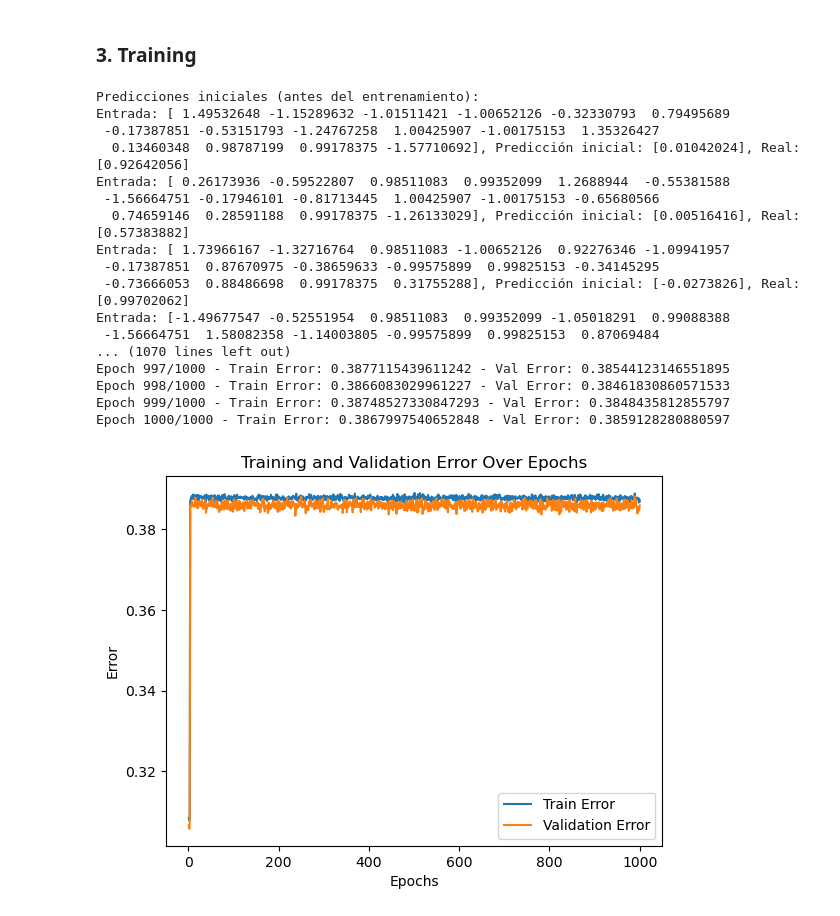
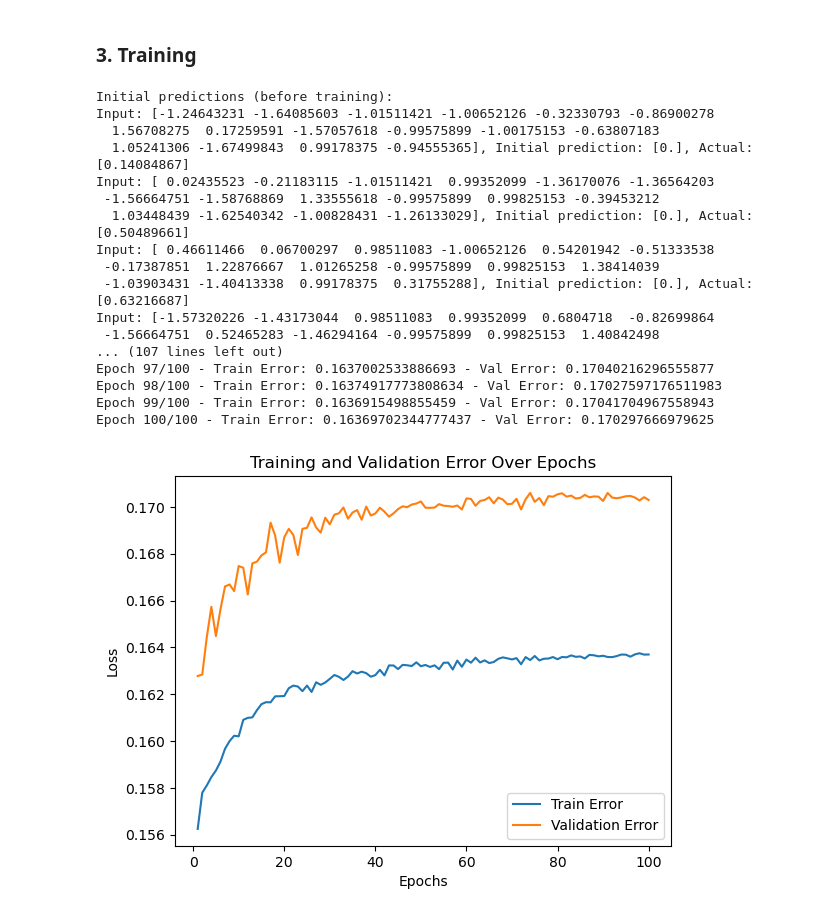
Before and after one commit to UxueGarciaRodriguez2/Prediction-of-Paris-Housing, a Jupyter notebook: BP_implementation.ipynb, the cells around one changed output. Saved outputs shown, nothing was run; the diff lists cells and outputs as text; code cells hidden in the pictures.

```diff
--- a/BP_implementation.ipynb
+++ b/BP_implementation.ipynb
@@ -30,8 +25,7 @@ y_train = df_train_y.values.reshape(-1, 1)
 y_test = df_test_y.values.reshape(-1, 1)
 
 scaler_y = MinMaxScaler()
-y = scaler_y.fit_transform(y_train.reshape(-1, 1))
+y = scaler_y.fit_transform(y_train)
 
-scaler = StandardScaler()
-X_train_scaled = scaler.fit_transform(df_train_x)
-X_test_scaled = scaler.transform(df_test_x)
+x_train = df_train_x.values
+x_test = df_test_x.values
@@ -48,51 +32,50 @@ array([[0.05795507],
 # %% [markdown]
 ### 3. Training
 # %%
-# Definir la arquitectura de la red neuronal
-layers = [X_train_scaled.shape[1], 64,32, 1]  # Ejemplo: entrada -> 2 capas ocultas -> salida
-activation = "relu"  # Activación en capas ocultas
-learning_rate = 0.01
-momentum = 0.9
-validation_split = 0.2  # 20% para validación
 
-# Inicializar la red neuronal
-nn = NeuralNet(layers, activation=activation, lr=learning_rate, momentum=momentum, validation_split=validation_split, l2=0, dropout_rate=0.1)
+layers = [x_train.shape[1], 16,8, 1]
+activation = "leaky_relu"
+learning_rate = 0.00001
+momentum = 0.2
+validation_split = 0.2
+output_activation = 'relu'
 
-# Entrenar el modelo
-epochs = 1000
-nn.fit(X_train_scaled, y, epochs=epochs)
+# Initialize
+nn = NeuralNet(layers, activation=activation, output_activation=output_activation, lr=learning_rate, momentum=momentum, validation_split=validation_split, l2=0.0001, dropout_rate=0.3)
 
-# Obtener la evolución del error
+# train
+epochs = 100
+nn.fit(x_train, y, epochs=epochs)
+
+ # loss
 losses = nn.loss_epochs()
 # %% [output]
-Predicciones iniciales (antes del entrenamiento):
-Entrada: [ 1.49532648 -1.15289632 -1.01511421 -1.00652126 -0.32330793  0.79495689
- -0.17387851 -0.53151793 -1.24767258  1.00425907 -1.00175153  1.35326427
-  0.13460348  0.98787199  0.99178375 -1.57710692], Predicción inicial: [0.01042024], Real: [0.92642056]
-Entrada: [ 0.26173936 -0.59522807  0.98511083  0.99352099  1.2688944  -0.55381588
- -1.56664751 -0.17946101 -0.81713445  1.00425907 -1.00175153 -0.65680566
-  0.74659146  0.28591188  0.99178375 -1.26133029], Predicción inicial: [0.00516416], Real: [0.57383882]
-Entrada: [ 1.73966167 -1.32716764  0.98511083 -1.00652126  0.92276346 -1.09941957
- -0.17387851  0.87670975 -0.38659633 -0.99575899  0.99825153 -0.34145295
- -0.73666053  0.88486698  0.99178375  0.31755288], Predicción inicial: [-0.0273826], Real: [0.99702062]
-Entrada: [-1.49677547 -0.52551954  0.98511083  0.99352099 -1.05018291  0.99088388
- -1.56664751  1.58082358 -1.14003805 -0.99575899  0.99825153  0.87069484
-... (1070 lines left out)
-Epoch 997/1000 - Train Error: 0.3877115439611242 - Val Error: 0.38544123146551895
-Epoch 998/1000 - Train Error: 0.3866083029961227 - Val Error: 0.38461830860571533
-Epoch 999/1000 - Train Error: 0.38748527330847293 - Val Error: 0.3848435812855797
-Epoch 1000/1000 - Train Error: 0.3867997540652848 - Val Error: 0.3859128280880597
+Initial predictions (before training):
+Input: [-1.24643231 -1.64085603 -1.01511421 -1.00652126 -0.32330793 -0.86900278
+  1.56708275  0.17259591 -1.57057618 -0.99575899 -1.00175153 -0.63807183
+  1.05241306 -1.67499843  0.99178375 -0.94555365], Initial prediction: [0.], Actual: [0.14084867]
+Input: [ 0.02435523 -0.21183115 -1.01511421  0.99352099 -1.36170076 -1.36564203
+ -1.56664751 -1.58768869  1.33555618 -0.99575899  0.99825153 -0.39453212
+  1.03448439 -1.62540342 -1.00828431 -1.26133029], Initial prediction: [0.], Actual: [0.50489661]
+Input: [ 0.46611466  0.06700297  0.98511083 -1.00652126  0.54201942 -0.51333538
+ -0.17387851  1.22876667  1.01265258 -0.99575899  0.99825153  1.38414039
+ -1.03903431 -1.40413338  0.99178375  0.31755288], Initial prediction: [0.], Actual: [0.63216687]
+Input: [-1.57320226 -1.43173044  0.98511083  0.99352099  0.6804718  -0.82699864
+ -1.56664751  0.52465283 -1.46294164 -0.99575899  0.99825153  1.40842498
+... (107 lines left out)
+Epoch 97/100 - Train Error: 0.1637002533886693 - Val Error: 0.17040216296555877
+Epoch 98/100 - Train Error: 0.16374917773808634 - Val Error: 0.17027597176511983
+Epoch 99/100 - Train Error: 0.1636915498855459 - Val Error: 0.17041704967558943
+Epoch 100/100 - Train Error: 0.16369702344777437 - Val Error: 0.170297666979625
 # %%
-# Graficar la evolución de los errores
-import matplotlib.pyplot as plt
 plt.plot(range(1, epochs + 1), losses[:, 0], label="Train Error")
 if validation_split > 0:
     plt.plot(range(1, epochs + 1), losses[:, 1], label="Validation Error")
 plt.xlabel("Epochs")
-plt.ylabel("Error")
+plt.ylabel("Loss")
 plt.legend()
 plt.title("Training and Validation Error Over Epochs")
 plt.show()
 # %% [output]
-[figure, old version]
+[figure, new version]
 # %%
```
Also changed, not shown: parts of 8 cells of this notebook, 30 other files.
